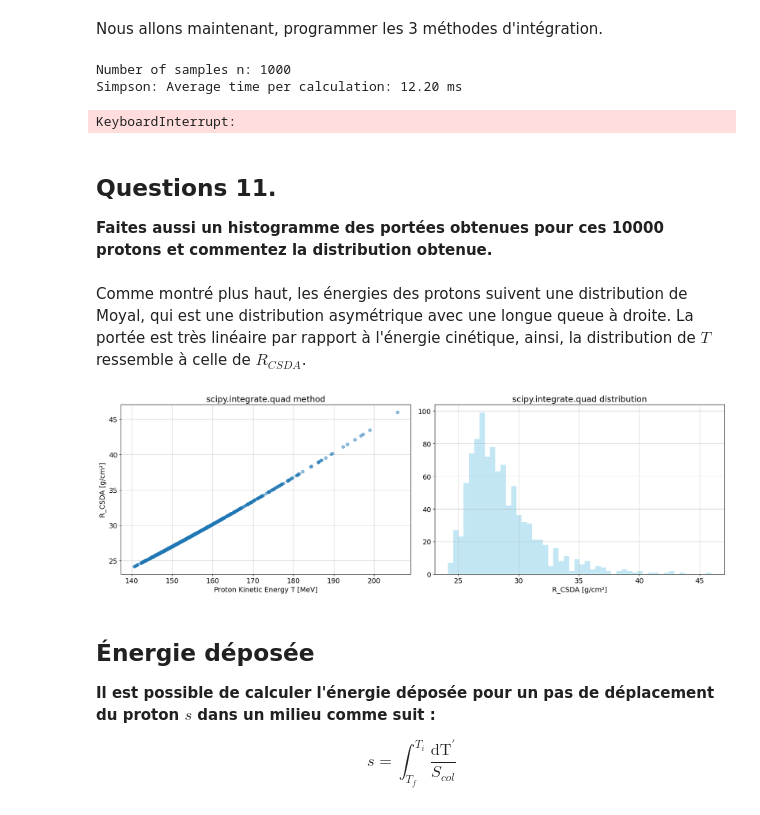
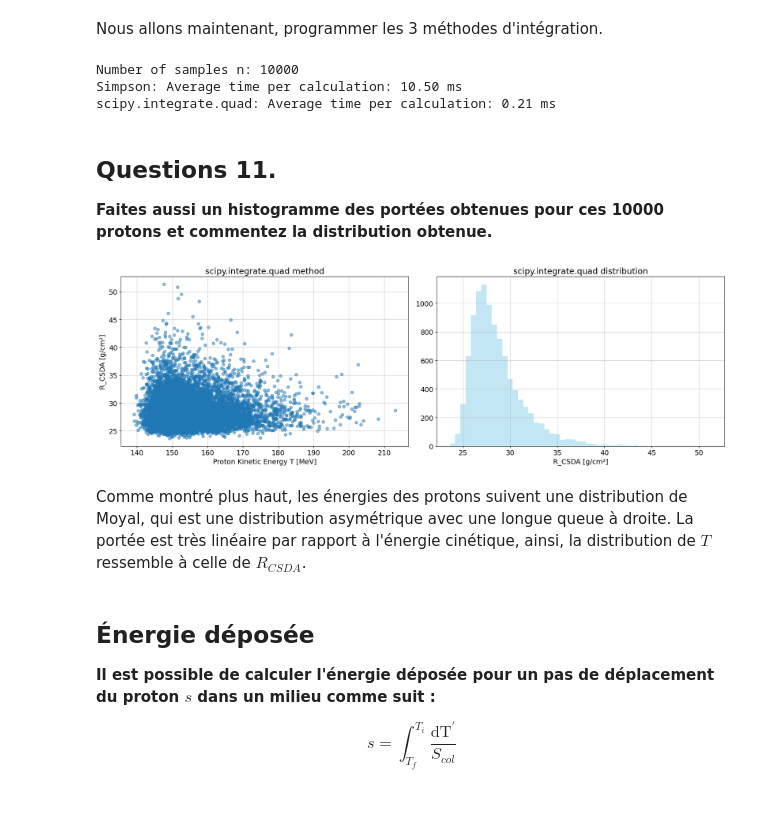
Before and after one commit to Eloi-Blouin/GPH-University-Laval-Course, a Jupyter notebook: Ulaval Session 8 Hiver 2026/Physique Numérique/TP1/TP1_ÉloiBlouin_ClémentPoulin.ipynb, the cells around one changed output. Cells and saved outputs as stored; diff of their text form; code cells hidden in the pictures.

```diff
--- a/Ulaval Session 8 Hiver 2026/Physique Numérique/TP1/TP1_ÉloiBlouin_ClémentPoulin.ipynb
+++ b/Ulaval Session 8 Hiver 2026/Physique Numérique/TP1/TP1_ÉloiBlouin_ClémentPoulin.ipynb
@@ -497,7 +497,7 @@ def calculate_ϵ_simp(I_2N, I_N):
 ϵ_limit = 5e-16
 
 # bit shifting to have an array go from 2^1 -> 2^24 (16777216)
-N = [1 << (i + 1) for i in range(20)]    # set range(24) for full test length
+N = [1 << (i + 1) for i in range(23)]    # set range(24) for full test length
 
 water_R_CSDA_trap_previous, water_R_CSDA_simp_previous = run_analysis("water", [N[0]], [N[0]])
 print(f"R_CSDA for water with 2 slices (trapèze): {water_R_CSDA_trap_previous * conv_factor} g/cm²")
@@ -985,6 +981,6 @@ R_CSDA for a single T value: 15.563966808015458 g/cm²
 # %%
 # Speed test: 1000 single-proton calculations
-n = 1000
+n = 10000
 T_samples_MeV = sp.stats.moyal.rvs(loc=moyal_loc, scale=moyal_scale, size=n)
 T_samples_J = T_samples_MeV * 1e6 * cte.e
 
@@ -1083,44 +1080,45 @@ def compute_R_CSDA_integral_timer(T_samples, N, material_name="water", method=si
 
 T_samples_J = sampling_mev * 1e6 * cte.e
 
-print("Number of samples n:", n)
+print("Number of samples n:", moyal_size)
 time_per_calc_simp, R_CSDA_samples_simp = compute_R_CSDA_integral_timer(T_samples_J, N_simp_Q10, method=simpson)
 print(f"Simpson: Average time per calculation: {time_per_calc_simp*1e3:.2f} ms")
 
-time_per_calc_trap, R_CSDA_samples_trap = compute_R_CSDA_integral_timer(T_samples_J, N_trap_Q10, method=trapeze)
-print(f"Trapeze: Average time per calculation: {time_per_calc_trap*1e3:.2f} ms")
+# TODO uncomment
+#time_per_calc_trap, R_CSDA_samples_trap = compute_R_CSDA_integral_timer(T_samples_J, N_trap_Q10, method=trapeze)
+#print(f"Trapeze: Average time per calculation: {time_per_calc_trap*1e3:.2f} ms")
 
 # Compute the intergral with scipy.integrate.quad
 sp_quad = lambda f, a, b, N: sp.integrate.quad(f, a, b)[0]
 time_per_calc_sp_quad, R_CSDA_samples_sp_quad = compute_R_CSDA_integral_timer(T_samples_J, N_simp_Q10, method=sp_quad)
 print(f"scipy.integrate.quad: Average time per calculation: {time_per_calc_sp_quad*1e3:.2f} ms")
 # %% [output]
-Number of samples n: 1000
-Simpson: Average time per calculation: 12.20 ms
+Number of samples n: 10000
+Simpson: Average time per calculation: 10.50 ms
+scipy.integrate.quad: Average time per calculation: 0.21 ms
-KeyboardInterrupt:
 # %% [markdown]
 ## **Questions 11.**
 **Faites aussi un histogramme des portées obtenues pour ces 10000 protons et commentez la distribution obtenue.**
-# %% [markdown]
-Comme montré plus haut, les énergies des protons suivent une distribution de Moyal, qui est une distribution asymétrique avec une longue queue à droite. La portée est très linéaire par rapport à l'énergie cinétique, ainsi, la distribution de $T$ ressemble à celle de $R_{CSDA}$.
 # %%
 
 fig, axes = plt.subplots(1, 2, figsize=(18, 6))
-axes[0].plot(T_samples_MeV, R_CSDA_samples_sp_quad, "o", alpha=0.5)
+axes[0].plot(sampling_mev, R_CSDA_samples_sp_quad, "o", alpha=0.5)
 axes[0].set_xlabel("Proton Kinetic Energy T [MeV]")
 axes[0].set_ylabel("R_CSDA [g/cm²]")
 axes[0].set_title("scipy.integrate.quad method")
 axes[0].grid(alpha=0.6)
 
 # histo
 axes[1].hist(R_CSDA_samples_sp_quad, bins=50, alpha=0.5, color="skyblue")
 axes[1].set_xlabel("R_CSDA [g/cm²]")
 axes[1].set_title("scipy.integrate.quad distribution")
 axes[1].grid(alpha=0.6)
 plt.tight_layout()
 plt.show()
 # %% [output]
-[figure, old version]
+[figure, new version]
+# %% [markdown]
+Comme montré plus haut, les énergies des protons suivent une distribution de Moyal, qui est une distribution asymétrique avec une longue queue à droite. La portée est très linéaire par rapport à l'énergie cinétique, ainsi, la distribution de $T$ ressemble à celle de $R_{CSDA}$.
 # %% [markdown]
 
 ## **Énergie déposée**
```
Also changed, not shown: parts of 12 cells of this notebook.
